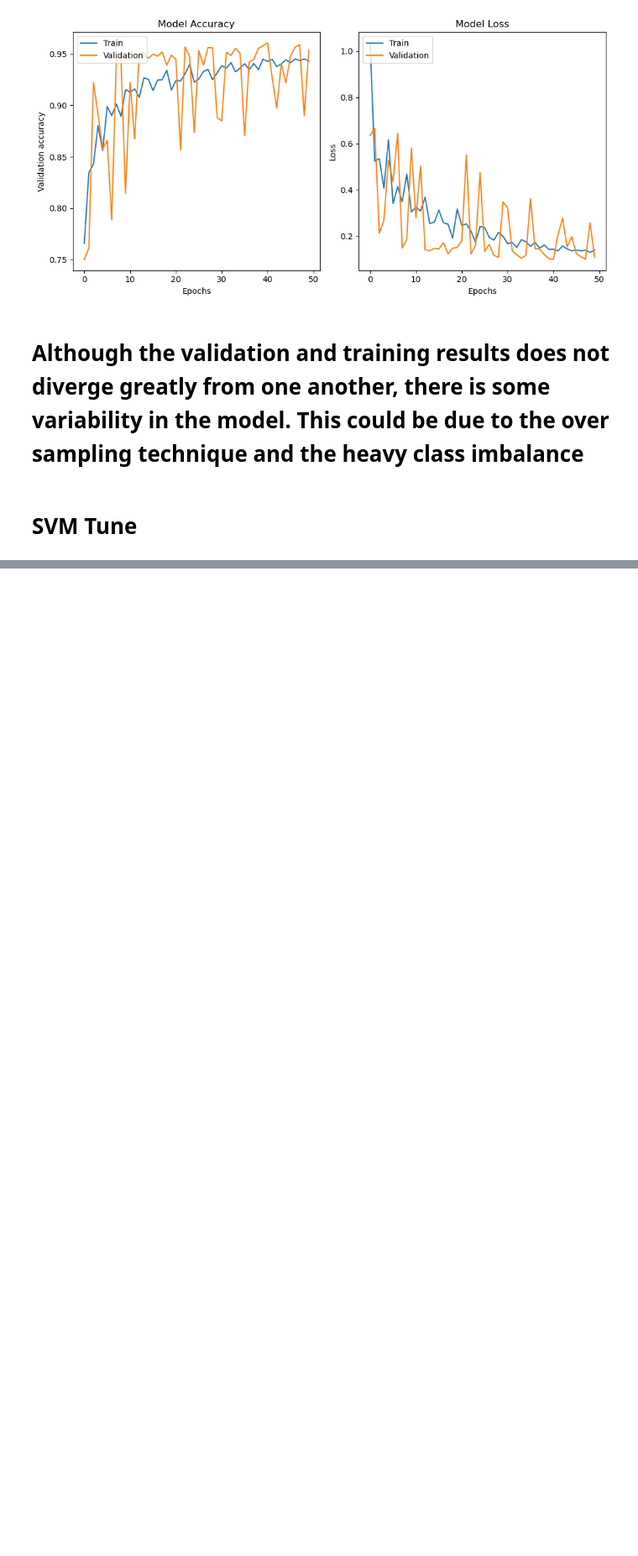
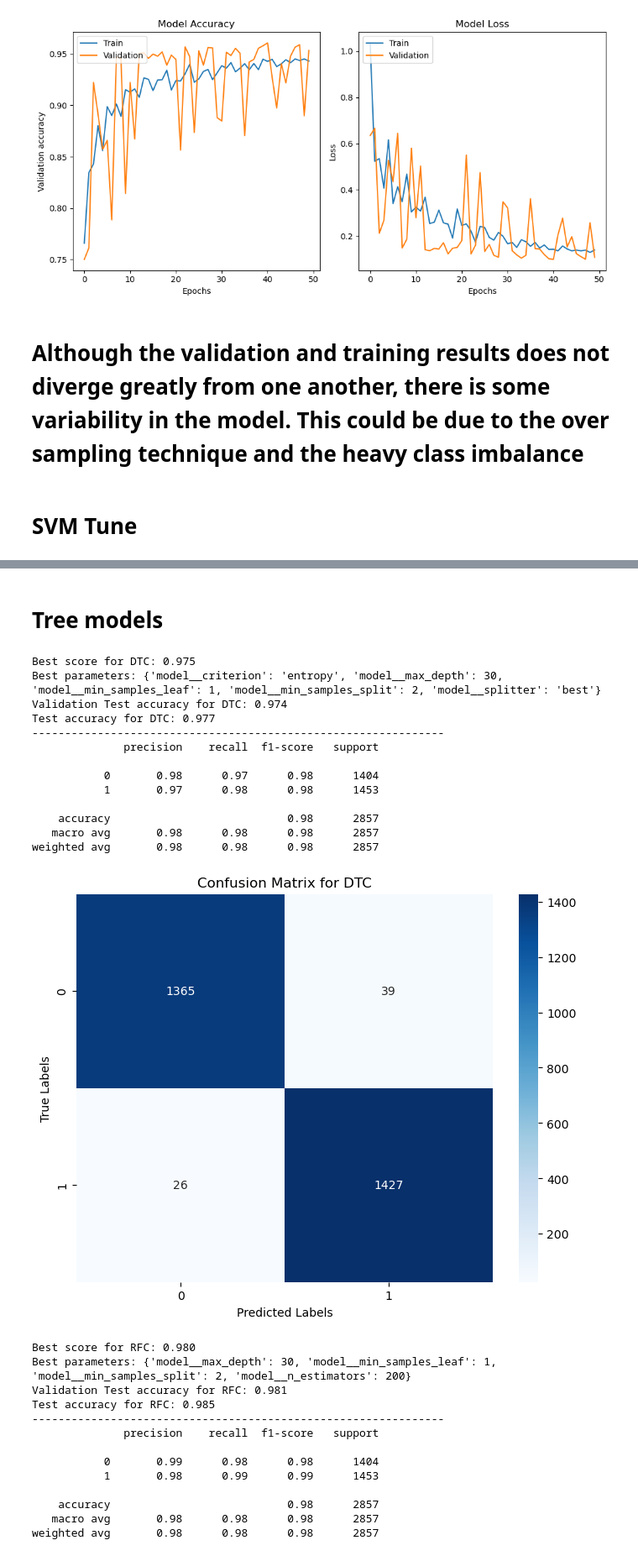
Before and after one commit to MaukanMir/Machine-Learning-Failure-Classification, a Jupyter notebook: training.ipynb, the cells around one changed output, grey strips where cells are left out. Shown at 84% size. Saved outputs shown, nothing was run; the diff lists cells and outputs as text; code cells hidden in the pictures; blank space fills up the shorter version.

```diff
--- a/training.ipynb
+++ b/training.ipynb
@@ -574,0 +670,62 @@ svm_tune_grid_search(X_bl, y_bl)
+# %% [markdown]
+# Tree models
+# %%
+names = ["DTC", "RFC", "GBC", "XGB"]
+models = get_selected_models(names)
+
+param_grid = {
+    'DTC': {
+        'model__criterion': ['gini', 'entropy'],
+        'model__max_depth': [None, 10, 20, 30],
+        'model__min_samples_split': [2, 5, 10],
+        'model__min_samples_leaf': [1, 2, 4],
+        'model__splitter': ['best', 'random']
+    },
+    'RFC': {
+        'model__n_estimators': [100, 200, 300],
+        'model__max_depth': [None, 10, 20, 30],
+        'model__min_samples_split': [2, 5, 10],
+        'model__min_samples_leaf': [1, 2, 4],
+    },
+    'GBC': {
+        'model__n_estimators': [100, 200, 300],
+        'model__learning_rate': [0.01, 0.1, 0.2],
+        'model__max_depth': [3, 5, 7]
+    },
+    'XGB': {
+        'model__n_estimators': [100, 200, 300],
+        'model__max_depth': [3, 5, 7],
+        'model__learning_rate': [0.01, 0.1, 0.2]
+    }
+}
+
+metric = make_scorer(f1_score)
+val_grid_search_selected_models(param_grid, names, models, X_bl, y_bl, metric)
+# %% [output]
+Best score for DTC: 0.975
+Best parameters: {'model__criterion': 'entropy', 'model__max_depth': 30, 'model__min_samples_leaf': 1, 'model__min_samples_split': 2, 'model__splitter': 'best'}
+Validation Test accuracy for DTC: 0.974
+Test accuracy for DTC: 0.977
+---------------------------------------------------------------
+              precision    recall  f1-score   support
+
+           0       0.98      0.97      0.98      1404
+           1       0.97      0.98      0.98      1453
+
+    accuracy                           0.98      2857
+   macro avg       0.98      0.98      0.98      2857
+weighted avg       0.98      0.98      0.98      2857
+[figure, added]
+Best score for RFC: 0.980
+Best parameters: {'model__max_depth': 30, 'model__min_samples_leaf': 1, 'model__min_samples_split': 2, 'model__n_estimators': 200}
+Validation Test accuracy for RFC: 0.981
+Test accuracy for RFC: 0.985
+---------------------------------------------------------------
+              precision    recall  f1-score   support
+
+           0       0.99      0.98      0.98      1404
+           1       0.98      0.99      0.99      1453
+
+    accuracy                           0.98      2857
+   macro avg       0.98      0.98      0.98      2857
+weighted avg       0.98      0.98      0.98      2857
```
Also changed, not shown: parts of 5 cells of this notebook.
